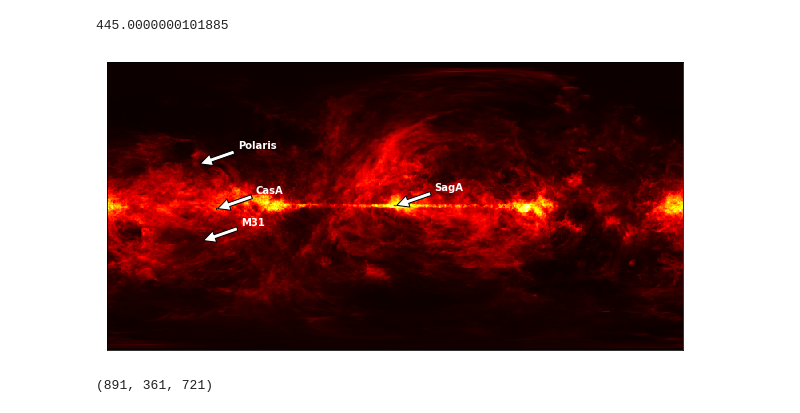
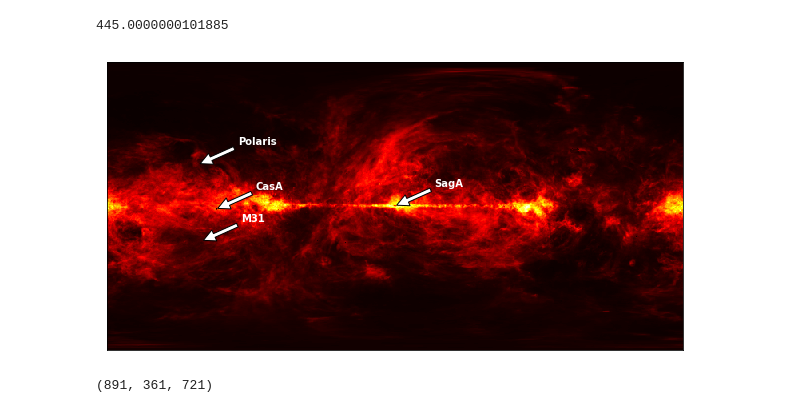
Before and after one commit to tammojan/camrasnotebooks, a Jupyter notebook: view-lab2.ipynb, the cells around one changed output. Drawn from its saved outputs; the diff is of its cells as text; code cells hidden in the pictures.

```diff
--- a/view-lab2.ipynb
+++ b/view-lab2.ipynb
@@ -54,21 +55,22 @@ def lb_to_xy(l, b):
 # %%
 fig, ax = plt.subplots(figsize=(8, 16/data.shape[2]*data.shape[1]))
 fig.subplots_adjust(left=0, right=1, bottom=0, top=1)
 ax.set_xticks([])
 ax.set_yticks([])
 im = ax.imshow(data[v_to_frame(0),:,:], cmap='hot', vmin=0, vmax=151, origin='lower')
 objs = ["SagA", "CasA", "Polaris", "M31"]
 for obj in objs:
     m31 = SkyCoord.from_name(obj)
     m31_gal = m31.galactic
     l0 = round(m31_gal.l.to(u.deg).value)
     b0 = round(m31_gal.b.to(u.deg).value)
-    ax.annotate(obj, xy=lb_to_xy(l0,b0), xytext=(2*((180-l0)%360)+50, 2*(b0+90)+20),
+    ax.annotate(obj, xy=lb_to_xy(l0+2,b0+2),
+                xytext=(40, 20), textcoords='offset points',
                 arrowprops=dict(facecolor='white', shrink=0.05), color='white',
                 weight='bold'
                 );
 # %% [output]
-[figure, old version]
+[figure, new version]
 # %%
 data.shape
 # %% [output]
```
Also changed, not shown: parts of 2 cells of this notebook.
